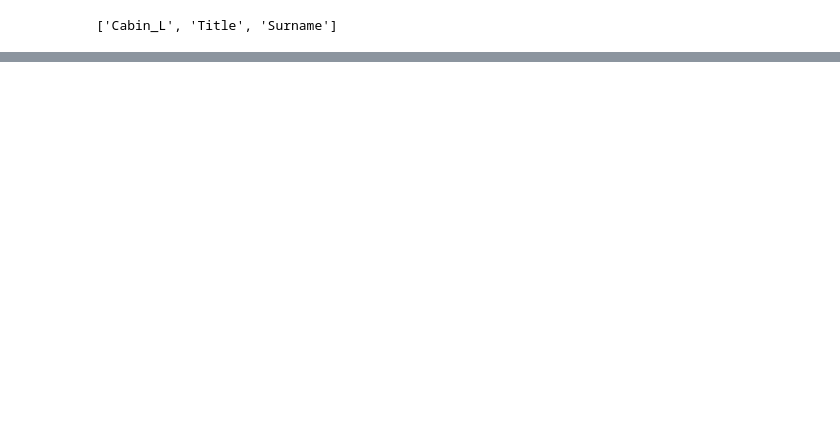
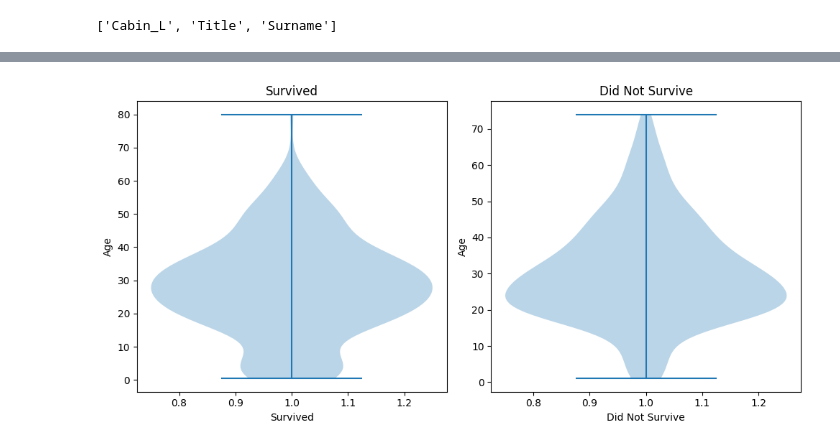
Before and after one commit to just-sabyr/cs_229_Notes, a Jupyter notebook: titanic/main.ipynb, the cells around one changed output, grey strips where cells are left out. Saved outputs shown, nothing was run; the diff lists cells and outputs as text; code cells hidden in the pictures; blank space fills up the shorter version.

```diff
--- a/titanic/main.ipynb
+++ b/titanic/main.ipynb
@@ -341,0 +371,25 @@ new_columns
+# %%
+# Filter the data, dropping NaNs *before* plotting
+survived_ages_data = train["Age"][train["Survived"] == 1].dropna()
+dead_ages_data = train["Age"][train["Survived"] == 0].dropna()
+
+survived_ages_list = survived_ages_data.tolist()
+dead_ages_list = dead_ages_data.tolist()
+
+fig, axs = plt.subplots(1, 2, figsize=(10, 5))
+
+# Pass the lists to violinplot. If a list is empty, matplotlib will handle it.
+axs[0].violinplot(survived_ages_list)
+axs[0].set_title("Survived")
+axs[0].set_xlabel("Survived")
+axs[0].set_ylabel("Age")
+
+axs[1].violinplot(dead_ages_list)
+axs[1].set_title("Did Not Survive")
+axs[1].set_xlabel("Did Not Survive")
+axs[1].set_ylabel("Age")
+
+plt.tight_layout()
+plt.show()
+# %% [output]
+[figure, added]
```
Also changed, not shown: parts of 8 cells of this notebook.
